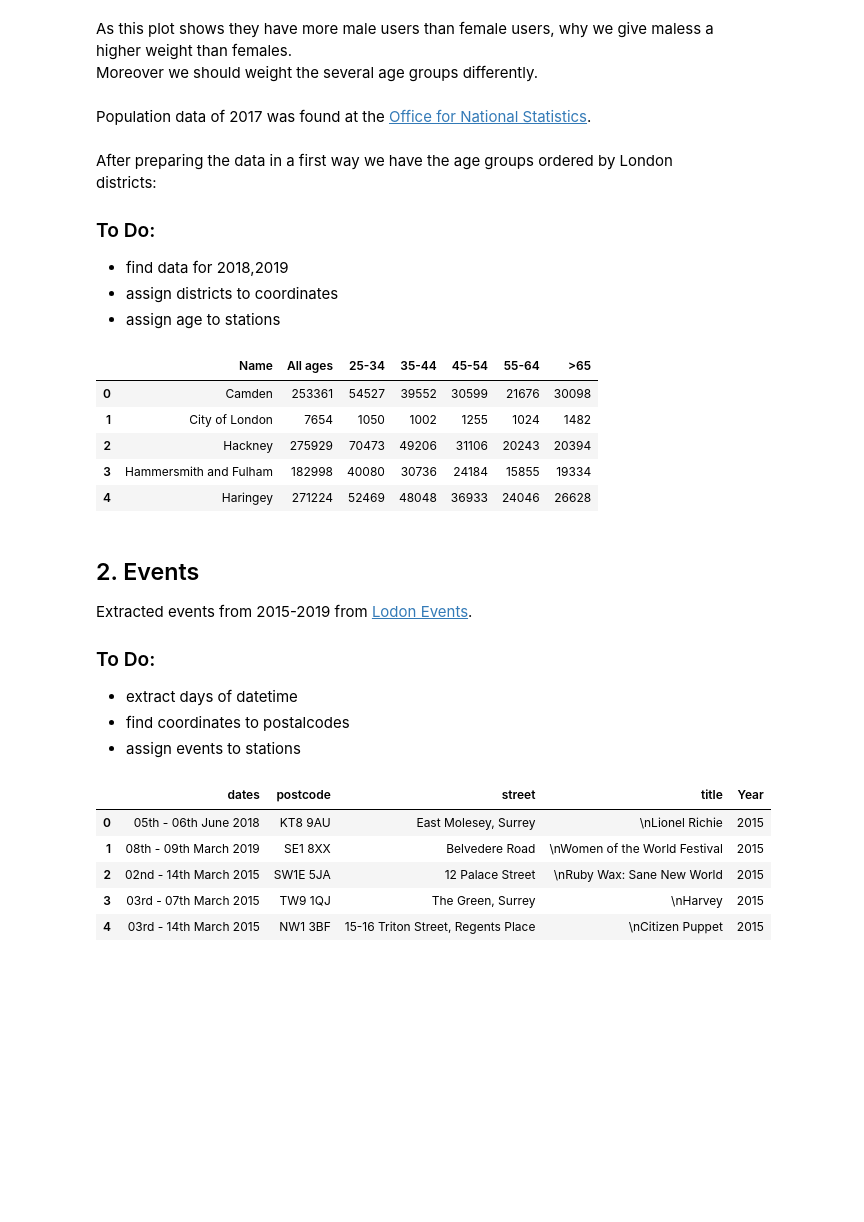
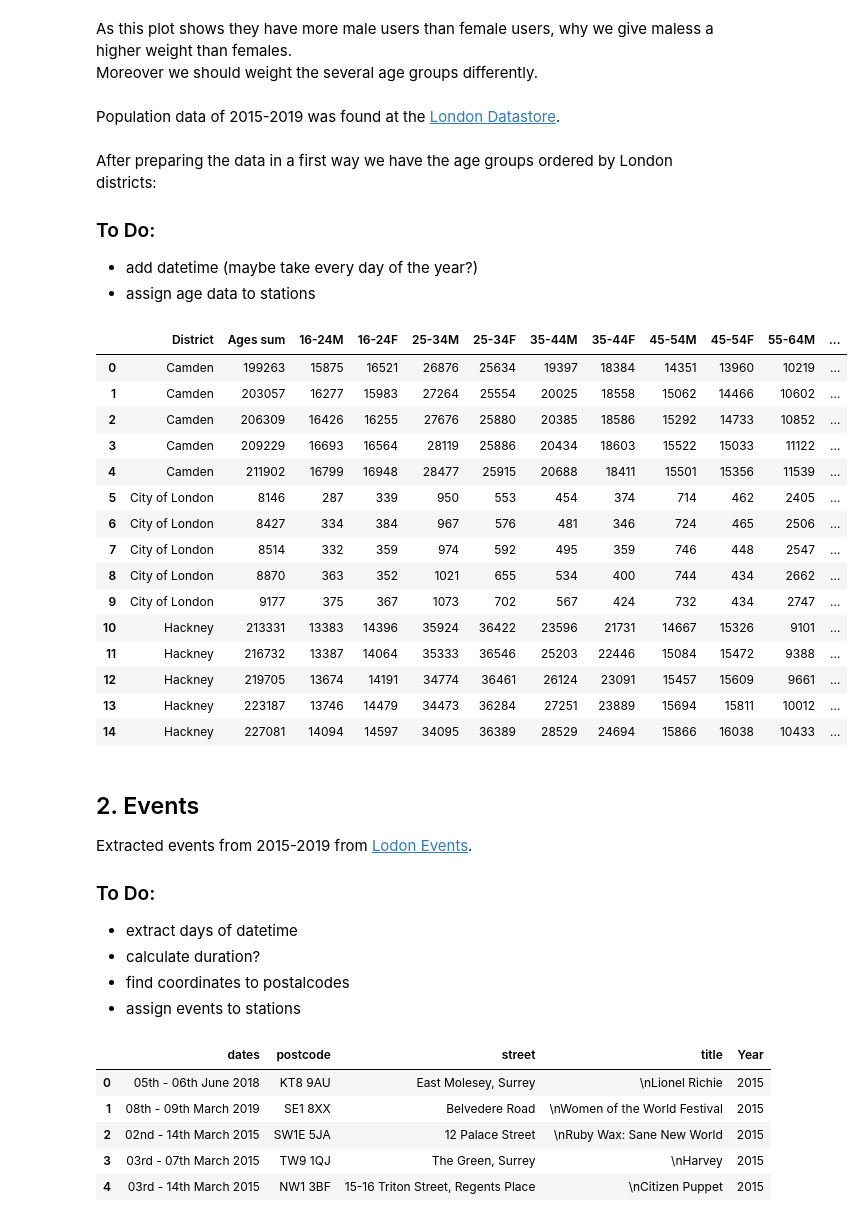
Before and after one commit to dataBikeHsUlm/MapReduce, a Jupyter notebook: Data_Profiling/AdditionalFeatures.ipynb, the cells around one changed output. Drawn from its saved outputs; the diff is of its cells as text; code cells hidden in the pictures; blank space fills up the shorter version.

Commit message:
added political, new age data, prepared event data

```diff
--- a/Data_Profiling/AdditionalFeatures.ipynb
+++ b/Data_Profiling/AdditionalFeatures.ipynb
@@ -9,31 +9,41 @@ They group their customers in the following age groups:
 As this plot shows they have more male users than female users, why we give maless a higher weight than females.<br>
 Moreover we should weight the several age groups differently.
 # %% [markdown]
-Population data of 2017 was found at the [Office for National Statistics](https://www.ons.gov.uk/peoplepopulationandcommunity/populationandmigration/populationestimates/datasets/populationestimatesforukenglandandwalesscotlandandnorthernireland).
+Population data of 2015-2019 was found at the [London Datastore](https://data.london.gov.uk/dataset/projections/).
 # %% [markdown]
 After preparing the data in a first way we have the age groups ordered by London districts:
 ### To Do:
-* find data for 2018,2019
-* assign districts to coordinates
-* assign age to stations
+* add datetime (maybe take every day of the year?)
+* assign age data to stations
 # %%
 import pandas as pd
 import numpy as np
 # %%
 age = pd.read_csv("age.csv")
-age.head()
+age.head(15)
 # %% [output]
-|  | Name | All ages | 25-34 | 35-44 | 45-54 | 55-64 | >65 |
-| 0 | Camden | 253361 | 54527 | 39552 | 30599 | 21676 | 30098 |
-| 1 | City of London | 7654 | 1050 | 1002 | 1255 | 1024 | 1482 |
-| 2 | Hackney | 275929 | 70473 | 49206 | 31106 | 20243 | 20394 |
-| 3 | Hammersmith and Fulham | 182998 | 40080 | 30736 | 24184 | 15855 | 19334 |
-| 4 | Haringey | 271224 | 52469 | 48048 | 36933 | 24046 | 26628 |
+|  | District | Ages sum | 16-24M | 16-24F | 25-34M | 25-34F | 35-44M | 35-44F | 45-54M | 45-54F | 55-64M | ... |
+| 0 | Camden | 199263 | 15875 | 16521 | 26876 | 25634 | 19397 | 18384 | 14351 | 13960 | 10219 | ... |
+| 1 | Camden | 203057 | 16277 | 15983 | 27264 | 25554 | 20025 | 18558 | 15062 | 14466 | 10602 | ... |
+| 2 | Camden | 206309 | 16426 | 16255 | 27676 | 25880 | 20385 | 18586 | 15292 | 14733 | 10852 | ... |
+| 3 | Camden | 209229 | 16693 | 16564 | 28119 | 25886 | 20434 | 18603 | 15522 | 15033 | 11122 | ... |
+| 4 | Camden | 211902 | 16799 | 16948 | 28477 | 25915 | 20688 | 18411 | 15501 | 15356 | 11539 | ... |
+| 5 | City of London | 8146 | 287 | 339 | 950 | 553 | 454 | 374 | 714 | 462 | 2405 | ... |
+| 6 | City of London | 8427 | 334 | 384 | 967 | 576 | 481 | 346 | 724 | 465 | 2506 | ... |
+| 7 | City of London | 8514 | 332 | 359 | 974 | 592 | 495 | 359 | 746 | 448 | 2547 | ... |
+| 8 | City of London | 8870 | 363 | 352 | 1021 | 655 | 534 | 400 | 744 | 434 | 2662 | ... |
+| 9 | City of London | 9177 | 375 | 367 | 1073 | 702 | 567 | 424 | 732 | 434 | 2747 | ... |
+| 10 | Hackney | 213331 | 13383 | 14396 | 35924 | 36422 | 23596 | 21731 | 14667 | 15326 | 9101 | ... |
+| 11 | Hackney | 216732 | 13387 | 14064 | 35333 | 36546 | 25203 | 22446 | 15084 | 15472 | 9388 | ... |
+| 12 | Hackney | 219705 | 13674 | 14191 | 34774 | 36461 | 26124 | 23091 | 15457 | 15609 | 9661 | ... |
+| 13 | Hackney | 223187 | 13746 | 14479 | 34473 | 36284 | 27251 | 23889 | 15694 | 15811 | 10012 | ... |
+| 14 | Hackney | 227081 | 14094 | 14597 | 34095 | 36389 | 28529 | 24694 | 15866 | 16038 | 10433 | ... |
 # %% [markdown]
 ## 2. Events
 Extracted events from 2015-2019 from [Lodon Events](http://www.londontown.com/London/London-Events-2019).</br>
 ### To Do:
 * extract days of datetime
+* calculate duration?
 * find coordinates to postalcodes
 * assign events to stations
 # %%
```
Also changed, not shown: parts of 9 cells of this notebook, 5 other files.
